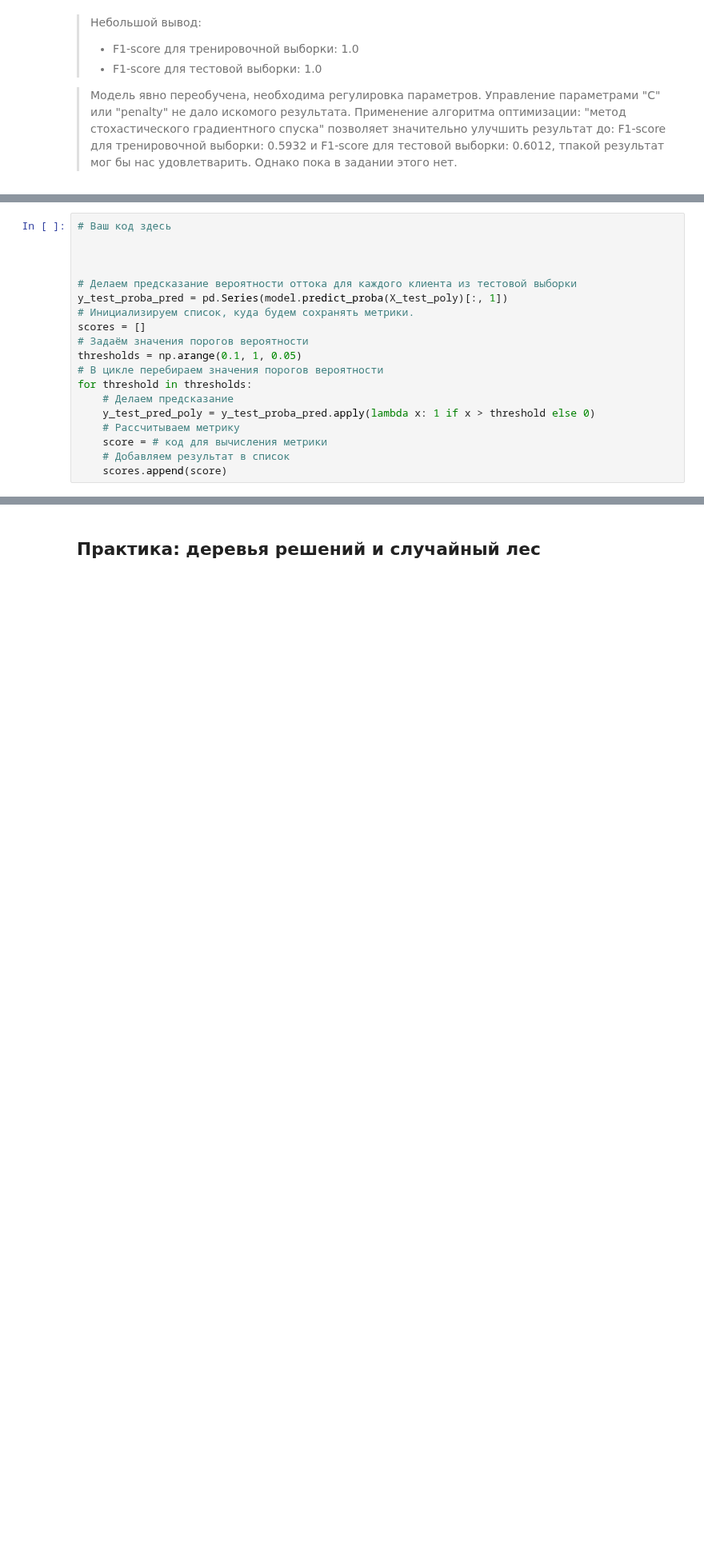
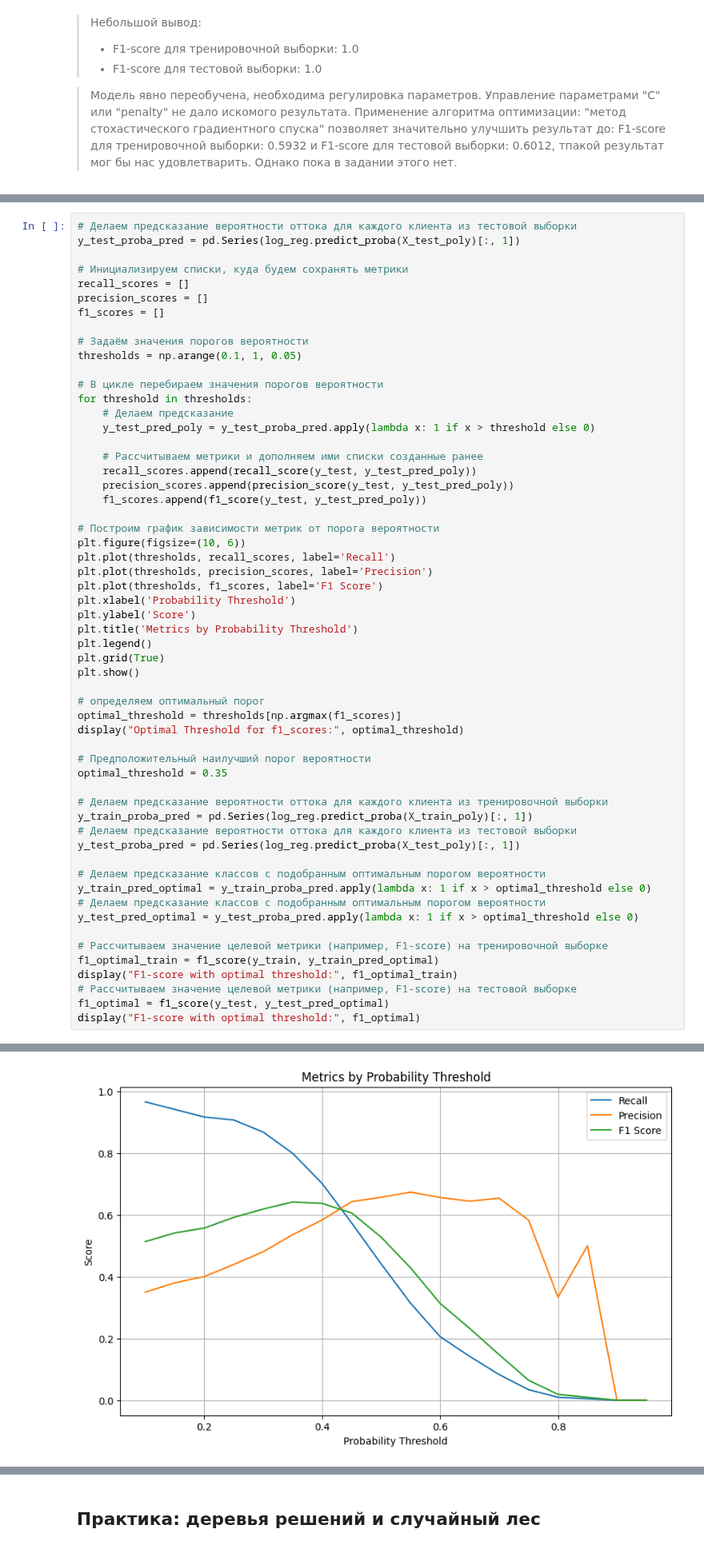
Before and after one commit to the0fedor/SF_DS, a Jupyter notebook: SkillFactory/ML-3/ML-3._Практика._Ноутбук-шаблон_tr.ipynb, the cells around one changed output, grey strips where cells are left out. Shown at 80% size. Saved outputs shown, nothing was run; the diff lists cells and outputs as text; blank space fills up the shorter version.

```diff
--- a/SkillFactory/ML-3/ML-3._Практика._Ноутбук-шаблон_tr.ipynb
+++ b/SkillFactory/ML-3/ML-3._Практика._Ноутбук-шаблон_tr.ipynb
@@ -634,19 +554,0 @@ display(f1_scores)
-# %%
-# Ваш код здесь
-
-
-
-# Делаем предсказание вероятности оттока для каждого клиента из тестовой выборки
-y_test_proba_pred = pd.Series(model.predict_proba(X_test_poly)[:, 1])
-# Инициализируем список, куда будем сохранять метрики.
-scores = []
-# Задаём значения порогов вероятности
-thresholds = np.arange(0.1, 1, 0.05)
-# В цикле перебираем значения порогов вероятности
-for threshold in thresholds:
-    # Делаем предсказание
-    y_test_pred_poly = y_test_proba_pred.apply(lambda x: 1 if x > threshold else 0)
-    # Рассчитываем метрику
-    score = # код для вычисления метрики
-    # Добавляем результат в список
-    scores.append(score)
@@ -654,0 +555,58 @@ SyntaxError: invalid syntax (1691319196.py, line 16)
+# %%
+# Делаем предсказание вероятности оттока для каждого клиента из тестовой выборки
+y_test_proba_pred = pd.Series(log_reg.predict_proba(X_test_poly)[:, 1])
+
+# Инициализируем списки, куда будем сохранять метрики
+recall_scores = []
+precision_scores = []
+f1_scores = []
+
+# Задаём значения порогов вероятности
+thresholds = np.arange(0.1, 1, 0.05)
+
+# В цикле перебираем значения порогов вероятности
+for threshold in thresholds:
+    # Делаем предсказание
+    y_test_pred_poly = y_test_proba_pred.apply(lambda x: 1 if x > threshold else 0)
+
+    # Рассчитываем метрики и дополняем ими списки созданные ранее
+    recall_scores.append(recall_score(y_test, y_test_pred_poly))
+    precision_scores.append(precision_score(y_test, y_test_pred_poly))
+    f1_scores.append(f1_score(y_test, y_test_pred_poly))
+
+# Построим график зависимости метрик от порога вероятности
+plt.figure(figsize=(10, 6))
+plt.plot(thresholds, recall_scores, label='Recall')
+plt.plot(thresholds, precision_scores, label='Precision')
+plt.plot(thresholds, f1_scores, label='F1 Score')
+plt.xlabel('Probability Threshold')
+plt.ylabel('Score')
+plt.title('Metrics by Probability Threshold')
+plt.legend()
+plt.grid(True)
+plt.show()
+
+# определяем оптимальный порог
+optimal_threshold = thresholds[np.argmax(f1_scores)]
+display("Optimal Threshold for f1_scores:", optimal_threshold)
+
+# Предположительный наилучший порог вероятности
+optimal_threshold = 0.35
+
+# Делаем предсказание вероятности оттока для каждого клиента из тренировочной выборки
+y_train_proba_pred = pd.Series(log_reg.predict_proba(X_train_poly)[:, 1])
+# Делаем предсказание вероятности оттока для каждого клиента из тестовой выборки
+y_test_proba_pred = pd.Series(log_reg.predict_proba(X_test_poly)[:, 1])
+
+# Делаем предсказание классов с подобранным оптимальным порогом вероятности
+y_train_pred_optimal = y_train_proba_pred.apply(lambda x: 1 if x > optimal_threshold else 0)
+# Делаем предсказание классов с подобранным оптимальным порогом вероятности
+y_test_pred_optimal = y_test_proba_pred.apply(lambda x: 1 if x > optimal_threshold else 0)
+
+# Рассчитываем значение целевой метрики (например, F1-score) на тренировочной выборке
+f1_optimal_train = f1_score(y_train, y_train_pred_optimal)
+display("F1-score with optimal threshold:", f1_optimal_train)
+# Рассчитываем значение целевой метрики (например, F1-score) на тестовой выборке
+f1_optimal = f1_score(y_test, y_test_pred_optimal)
+display("F1-score with optimal threshold:", f1_optimal)
+# %% [output]
@@ -654,0 +614 @@ SyntaxError: invalid syntax (1691319196.py, line 16)
+[figure, added]
```
Also changed, not shown: parts of 6 cells of this notebook.
